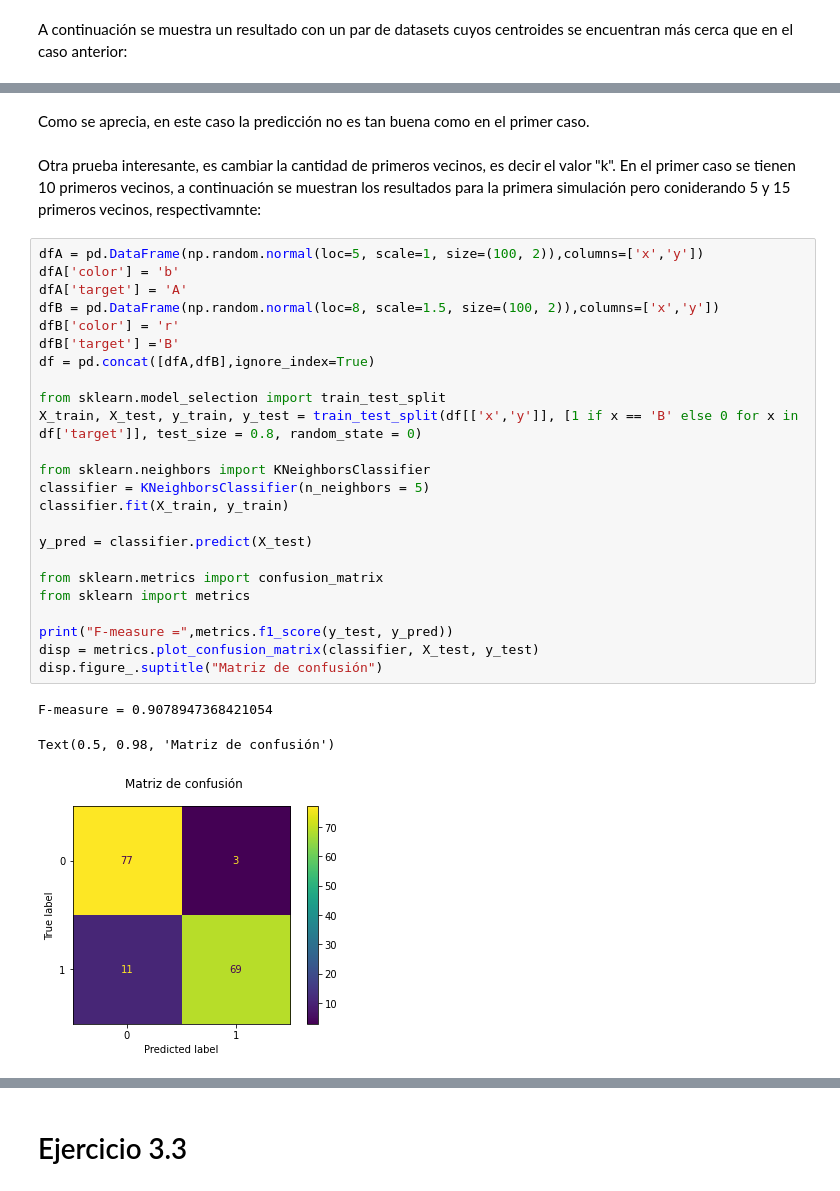
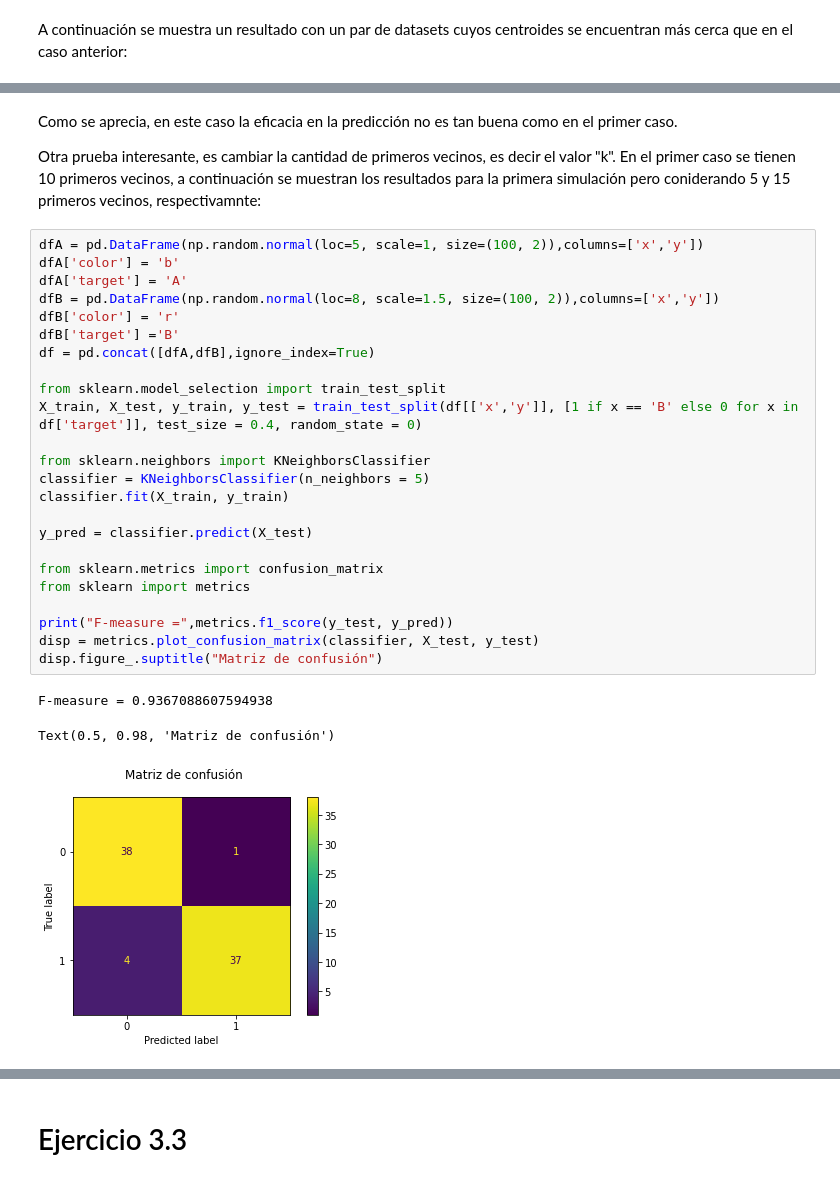
Before and after one commit to ivanrango/Machine-Learning, a Jupyter notebook: Trabajo_práctico_3.ipynb, the cells around one changed output, grey strips where cells are left out. Saved outputs shown, nothing was run; the diff lists cells and outputs as text.

```diff
--- a/Trabajo_práctico_3.ipynb
+++ b/Trabajo_práctico_3.ipynb
@@ -103,35 +103,35 @@ Text(0.5, 0.98, 'Matriz de confusión')
-# %% [markdown]
-Como se aprecia, en este caso la predicción no es tan buena como en el primer caso.
 # %% [markdown]
+Como se aprecia, en este caso la eficacia en la predicción no es tan buena como en el primer caso.
+
 Otra prueba interesante, es cambiar la cantidad de primeros vecinos, es decir el valor "k". En el primer caso se tienen 10  primeros vecinos, a continuación se muestran los resultados para la primera simulación pero coniderando 5 y 15 primeros vecinos, respectivamnte:
 # %%
 dfA = pd.DataFrame(np.random.normal(loc=5, scale=1, size=(100, 2)),columns=['x','y'])
 dfA['color'] = 'b'
 dfA['target'] = 'A'
 dfB = pd.DataFrame(np.random.normal(loc=8, scale=1.5, size=(100, 2)),columns=['x','y'])
 dfB['color'] = 'r'
 dfB['target'] ='B'
 df = pd.concat([dfA,dfB],ignore_index=True)
 
 from sklearn.model_selection import train_test_split
-X_train, X_test, y_train, y_test = train_test_split(df[['x','y']], [1 if x == 'B' else 0 for x in df['target']], test_size = 0.8, random_state = 0)
+X_train, X_test, y_train, y_test = train_test_split(df[['x','y']], [1 if x == 'B' else 0 for x in df['target']], test_size = 0.4, random_state = 0)
 
 from sklearn.neighbors import KNeighborsClassifier
 classifier = KNeighborsClassifier(n_neighbors = 5)
 classifier.fit(X_train, y_train)
 
 y_pred = classifier.predict(X_test)
 
 from sklearn.metrics import confusion_matrix
 from sklearn import metrics
 
 print("F-measure =",metrics.f1_score(y_test, y_pred))
 disp = metrics.plot_confusion_matrix(classifier, X_test, y_test)
 disp.figure_.suptitle("Matriz de confusión")
 # %% [output]
-F-measure = 0.9078947368421054
+F-measure = 0.9367088607594938
 Text(0.5, 0.98, 'Matriz de confusión')
-[figure, old version]
+[figure, new version]
 # %%
 dfA = pd.DataFrame(np.random.normal(loc=5, scale=1, size=(100, 2)),columns=['x','y'])
 dfA['color'] = 'b'
```
Also changed, not shown: parts of 8 cells of this notebook.
